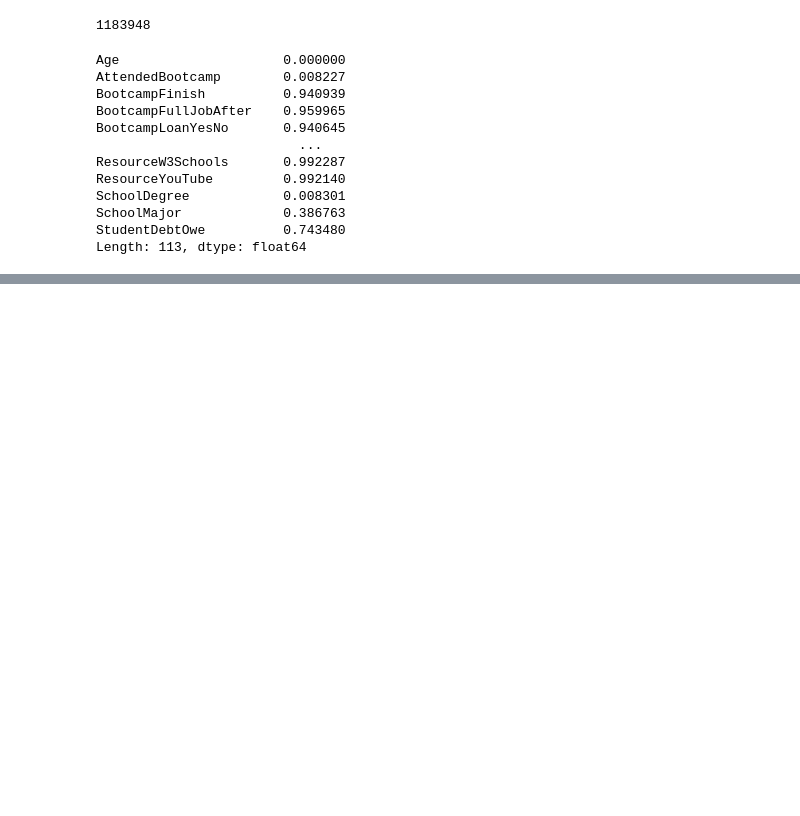
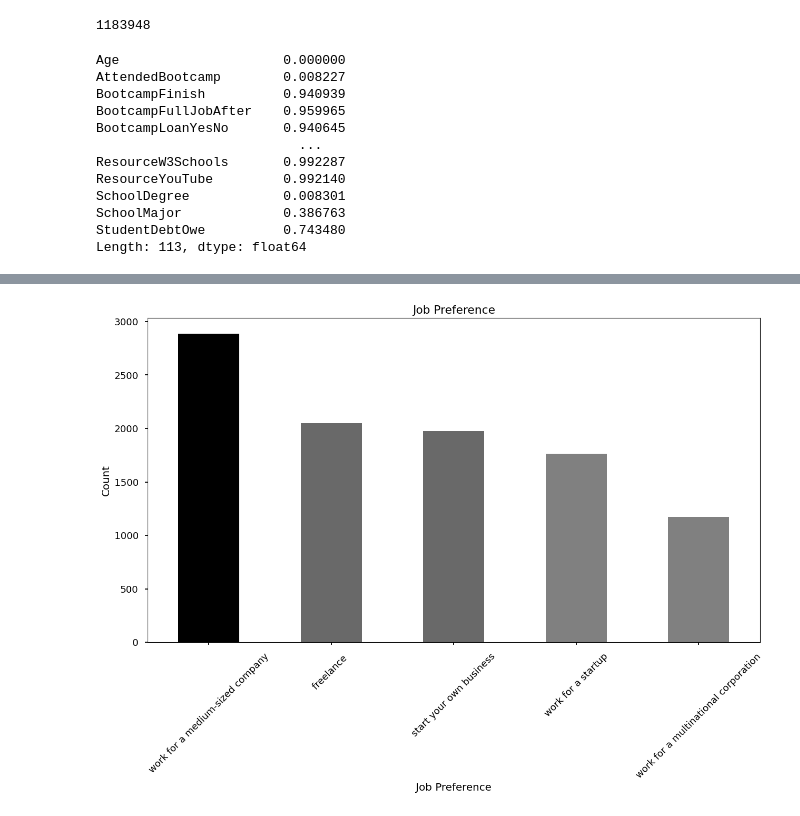
Before and after one commit to GaboRamalho/Data-Science, a Jupyter notebook: lab 02.10/bootcampresearch.ipynb, the cells around one changed output, grey strips where cells are left out. Drawn from its saved outputs; the diff is of its cells as text; code cells hidden in the pictures; blank space fills up the shorter version.

```diff
--- a/lab 02.10/bootcampresearch.ipynb
+++ b/lab 02.10/bootcampresearch.ipynb
@@ -83,0 +155,21 @@ Length: 113, dtype: float64
+# %%
+# Set the figure size to (15, 8)
+plt.figure(figsize=(15, 8))
+
+# Create a bar plot of 'JobPref' value counts with light blue bars and blue edges
+dados['JobPref'].value_counts().plot(kind='bar', color = colors)
+
+# Label the X and Y axes
+plt.xlabel('Job Preference')
+plt.ylabel('Count')
+
+# Set the title of the plot
+plt.title('Job Preference')
+
+# Rotate the X-axis labels for better readability
+plt.xticks(rotation=45)
+
+# Display the bar plot
+plt.show()
+# %% [output]
+[figure, added]
```
Also changed, not shown: parts of 7 cells of this notebook.
